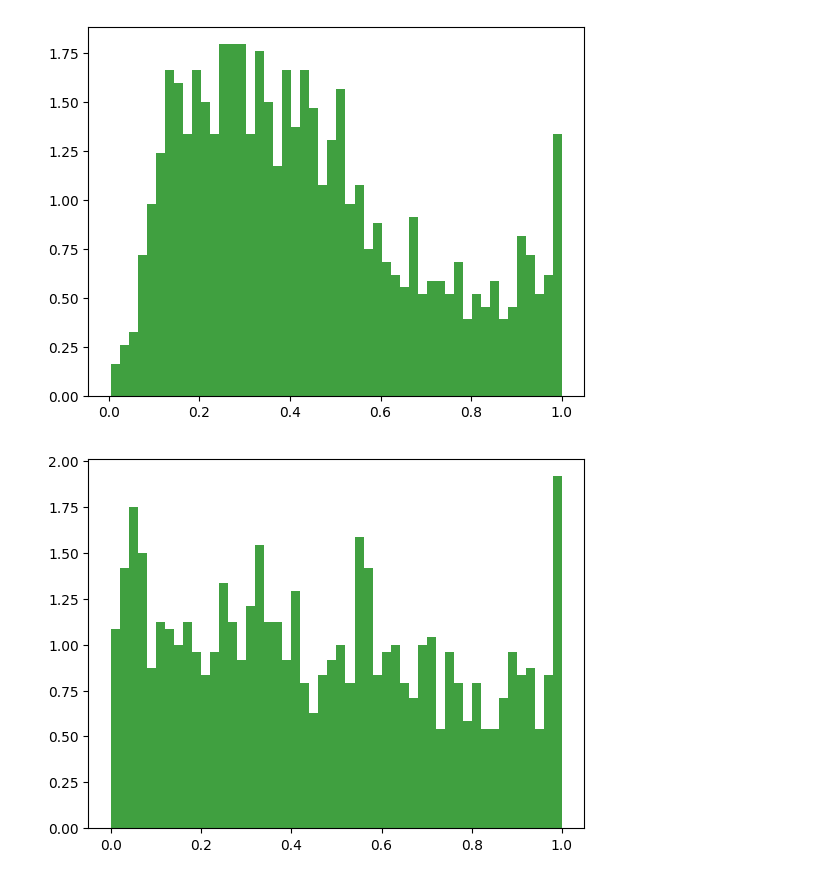
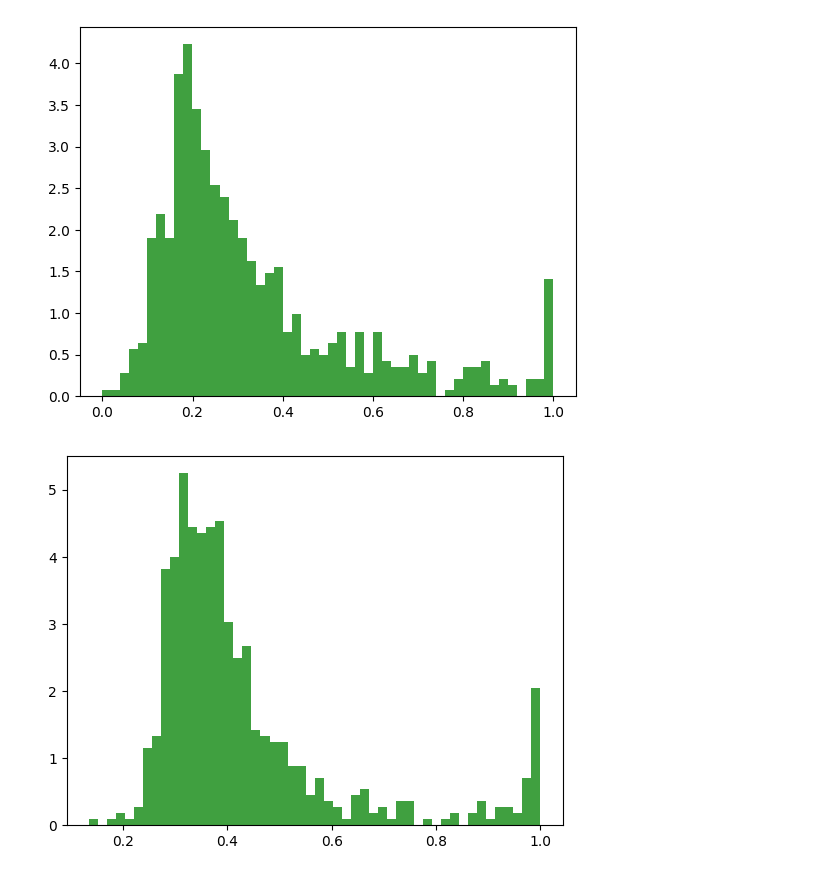
Before and after one commit to anastasia-spb/OoDTool, a Jupyter notebook: tool/core/utils/ood_notebooks/OoDAnalyze.ipynb, the cells around one changed output. Drawn from its saved outputs; the diff is of its cells as text; code cells hidden in the pictures.

```diff
--- a/tool/core/utils/ood_notebooks/OoDAnalyze.ipynb
+++ b/tool/core/utils/ood_notebooks/OoDAnalyze.ipynb
@@ -8,6 +9,11 @@ from tool.core import data_types
 # %%
-ood_file_path = '/home/vlasova/datasets/0metadata/SummerWinter/ood_score_230424_163953.ood.pkl'
-corresponding_meta_file = '/home/vlasova/datasets/0metadata/SummerWinter/SummerWinter.meta.pkl'
+session_folder = '/home/nastya/Desktop/ood_datasets/DroneBird/oodsession_4'
+ood_file_path = ood_file = find_pkl.get_ood_file(session_folder)
+corresponding_meta_file = find_pkl.get_metadata_file(session_folder)
+
+print(ood_file_path)
+print(corresponding_meta_file)
+
 ood_df = pd.read_pickle(ood_file_path)
 meta_df = pd.read_pickle(corresponding_meta_file)
 
@@ -37,13 +46,13 @@ def get_hist(data_df, label):
     ood_score = df[data_types.OoDScoreType.name()].values
     n, bins, patches = plt.hist(ood_score, 50, density=1, facecolor="green", alpha=0.75)
 # %%
-get_hist(data_df, 'Summer')
+get_hist(data_df, 'Drone')
 # %% [output]
-[figure, old version]
+[figure, new version]
 # %%
-get_hist(data_df, 'Winter')
+get_hist(data_df, 'Bird')
 # %% [output]
-[figure, old version]
+[figure, new version]
 # %%
 def get_samples_with_ood_above(input_df, threshold: int, label=''):
     local_df = input_df.copy()
```
Also changed, not shown: parts of 13 cells of this notebook, 9 other files.
